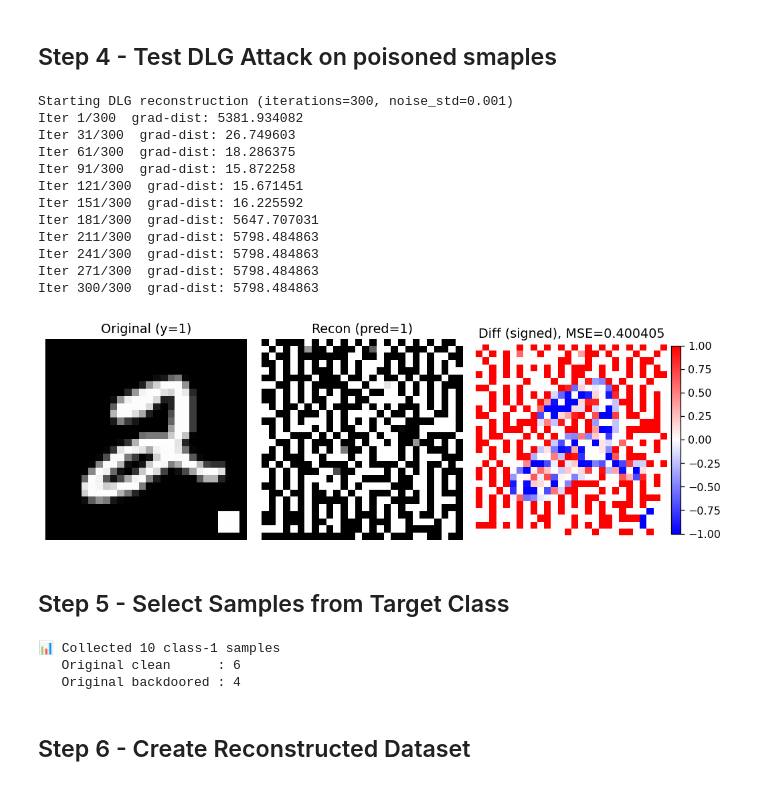
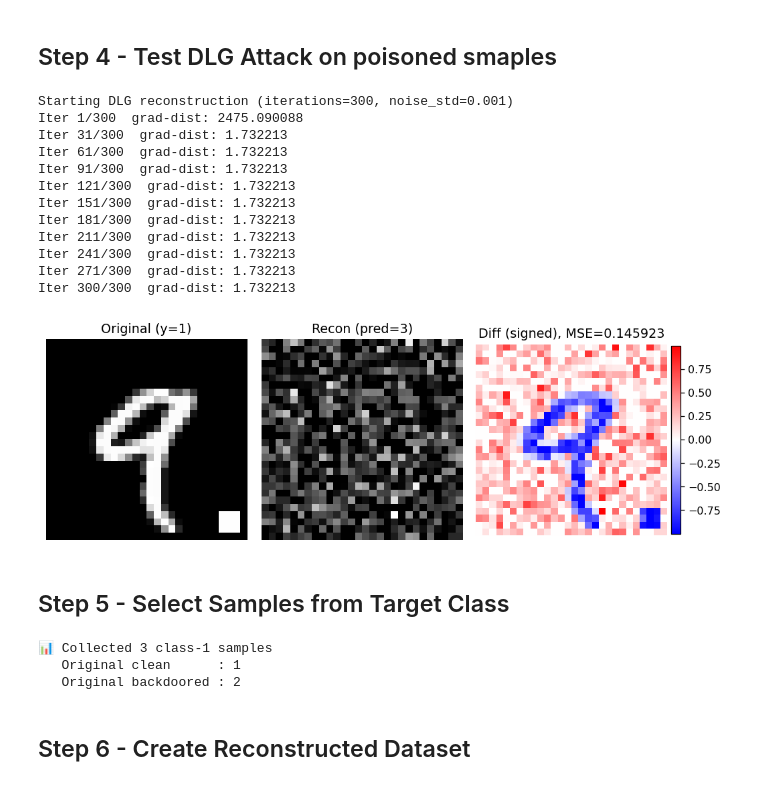
Before and after one commit to Simon-Kraft/reconstruction-activation-clustering, a Jupyter notebook: main.ipynb, the cells around one changed output. Drawn from its saved outputs; the diff is of its cells as text; code cells hidden in the pictures.

```diff
--- a/main.ipynb
+++ b/main.ipynb
@@ -58,7 +65,7 @@ TRIGGER_SIZE  = 3
 TRIGGER_POS   = (24, 24)   # bottom-right
 TRIGGER_VAL   = 2.8
 TARGET_CLASS  = 1
-POISON_RATE   = 0.08
+POISON_RATE   = 0.20 # changed from Dr. Saha's code
 
 # ---- Poisoned Dataset ----
 class PoisonedDataset(Dataset):
@@ -185,7 +192,8 @@ def train(model, train_loader, test_loader, epochs=10, label=""):
     return model
 
 # Train Clean Model
-clean_model = train(SmallCNN(), clean_loader, test_loader, epochs=3, label="[CLEAN]")
+# clean_model = train(LargeCNN(), clean_loader, test_loader, epochs=5, label="[CLEAN]")
 
 # maybe also train backdoor model
+backdoor_model = train(LargeCNN(), poison_loader, test_loader, epochs=1, label="[BACKDOOR]")
 # %% [output]
@@ -207,16 +213,16 @@ for idx, (img, label) in enumerate(poisoned_train):
 poison_img = poison_img.unsqueeze(0).to(device)                    # shape (1,1,28,28)
 poison_label = torch.tensor([int(poison_label)], dtype=torch.long, device=device)  # shape (1,)
 # %%
-clean_model.eval()
-optimizer = optim.Adam(clean_model.parameters(), lr=1e-3)
+backdoor_model.eval()
+optimizer = optim.Adam(backdoor_model.parameters(), lr=1e-3)
 optimizer.zero_grad()
 
-out = clean_model(poison_img)
+out = backdoor_model(poison_img)
 loss = F.cross_entropy(out, poison_label)
 loss.backward()
 
 # This is now the "Protected" gradient the attacker intercepts
-target_grad = [p.grad.clone().detach() for p in clean_model.parameters()]
+target_grad = [p.grad.clone().detach() for p in backdoor_model.parameters()]
 
 # dataset normalization stats (your notebook)
 MEAN = 0.1307
@@ -250,50 +256,50 @@ def plot_orig_recon_diff(orig, recon, orig_label=None, recon_logits=None, figsiz
     axes[1].imshow(recon_disp, cmap='gray', vmin=0, vmax=1)
     axes[1].axis('off')
     if recon_logits is not None:
         pred = int(torch.softmax(recon_logits, dim=-1).argmax().item())
         axes[1].set_title(f'Recon (pred={pred})')
     else:
         axes[1].set_title('Reconstruction')
 
     im = axes[2].imshow(diff, cmap='bwr', vmin=-absdiff.max(), vmax=absdiff.max())
     axes[2].axis('off')
     axes[2].set_title(f'Diff (signed), MSE={mse:.6f}')
     fig.colorbar(im, ax=axes[2], fraction=0.046, pad=0.02)
 
     plt.tight_layout()
     plt.show()
 
     return mse
 
 recon_input, recon_label_logits, final_loss = dlg_reconstruct(
-    model=clean_model,
+    model=backdoor_model,
     target_gradients=target_grad,
     gt_shape=poison_img.shape,
     iterations=300,
     noise_std=0.001,
     clamp=(norm_min, norm_max),   # allow full normalized range of [0,1] raw images
     verbose=True,
     device=device
 )
 mse = plot_orig_recon_diff(poison_img, recon_input, orig_label=poison_label, recon_logits=recon_label_logits)
 # %% [output]
 Starting DLG reconstruction (iterations=300, noise_std=0.001)
-Iter 1/300  grad-dist: 5381.934082
-Iter 31/300  grad-dist: 26.749603
-Iter 61/300  grad-dist: 18.286375
-Iter 91/300  grad-dist: 15.872258
-Iter 121/300  grad-dist: 15.671451
-Iter 151/300  grad-dist: 16.225592
-Iter 181/300  grad-dist: 5647.707031
-Iter 211/300  grad-dist: 5798.484863
-Iter 241/300  grad-dist: 5798.484863
-Iter 271/300  grad-dist: 5798.484863
-Iter 300/300  grad-dist: 5798.484863
+Iter 1/300  grad-dist: 2475.090088
+Iter 31/300  grad-dist: 1.732213
+Iter 61/300  grad-dist: 1.732213
+Iter 91/300  grad-dist: 1.732213
+Iter 121/300  grad-dist: 1.732213
+Iter 151/300  grad-dist: 1.732213
+Iter 181/300  grad-dist: 1.732213
+Iter 211/300  grad-dist: 1.732213
+Iter 241/300  grad-dist: 1.732213
+Iter 271/300  grad-dist: 1.732213
+Iter 300/300  grad-dist: 1.732213
-[figure, old version]
+[figure, new version]
 # %% [markdown]
 ## Step 5 - Select Samples from Target Class
 # %%
-N_SAMPLES = 10  # total images to collect (adjust as needed)
+N_SAMPLES = 3  # total images to collect (adjust as needed)
 
 # Grab indices of target class samples
 target_indices = [
@@ -318,9 +324,9 @@ print(f"📊 Collected {len(target_indices)} class-{TARGET_CLASS} samples")
 print(f"   Original clean      : {len(clean_indices)}")
 print(f"   Original backdoored : {len(bd_indices)}")
 # %% [output]
-📊 Collected 10 class-1 samples
-   Original clean      : 6
-   Original backdoored : 4
+📊 Collected 3 class-1 samples
+   Original clean      : 1
+   Original backdoored : 2
 # %% [markdown]
 ## Step 6 - Create Reconstructed Dataset
 # %%
```
Also changed, not shown: parts of 17 cells of this notebook, 4 other files.
